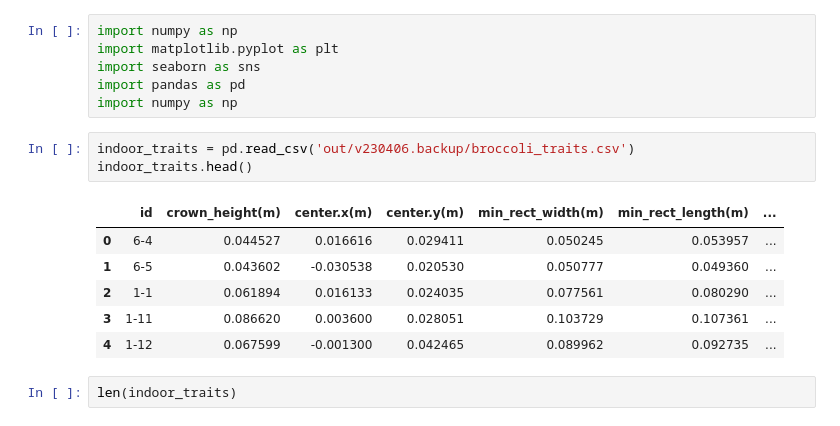
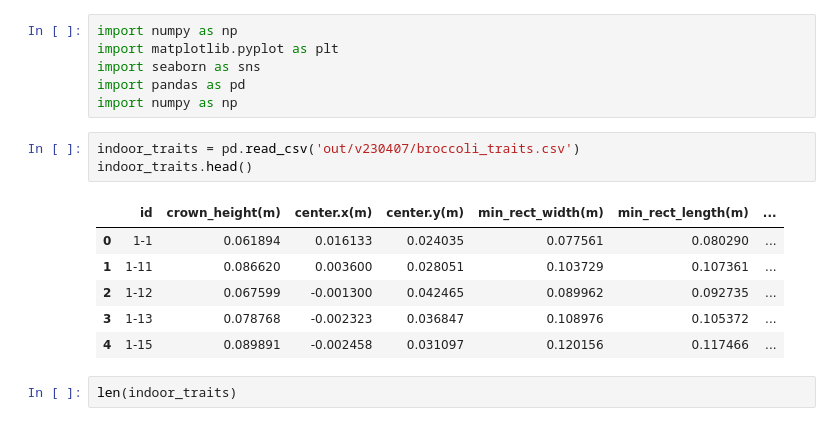
Before and after one commit to UTokyo-FieldPhenomics-Lab/BroccoliHead3D.ipynb, a Jupyter notebook: 10_results_compair.ipynb, the cells around one changed output. Drawn from its saved outputs; the diff is of its cells as text.

```diff
--- a/10_results_compair.ipynb
+++ b/10_results_compair.ipynb
@@ -5,15 +5,15 @@ import seaborn as sns
 import pandas as pd
 import numpy as np
 # %%
-indoor_traits = pd.read_csv('out/v230406.backup/broccoli_traits.csv')
+indoor_traits = pd.read_csv('out/v230407/broccoli_traits.csv')
 indoor_traits.head()
 # %% [output]
 |  | id | crown_height(m) | center.x(m) | center.y(m) | min_rect_width(m) | min_rect_length(m) | ... |
-| 0 | 6-4 | 0.044527 | 0.016616 | 0.029411 | 0.050245 | 0.053957 | ... |
-| 1 | 6-5 | 0.043602 | -0.030538 | 0.020530 | 0.050777 | 0.049360 | ... |
-| 2 | 1-1 | 0.061894 | 0.016133 | 0.024035 | 0.077561 | 0.080290 | ... |
-| 3 | 1-11 | 0.086620 | 0.003600 | 0.028051 | 0.103729 | 0.107361 | ... |
-| 4 | 1-12 | 0.067599 | -0.001300 | 0.042465 | 0.089962 | 0.092735 | ... |
+| 0 | 1-1 | 0.061894 | 0.016133 | 0.024035 | 0.077561 | 0.080290 | ... |
+| 1 | 1-11 | 0.086620 | 0.003600 | 0.028051 | 0.103729 | 0.107361 | ... |
+| 2 | 1-12 | 0.067599 | -0.001300 | 0.042465 | 0.089962 | 0.092735 | ... |
+| 3 | 1-13 | 0.078768 | -0.002323 | 0.036847 | 0.108976 | 0.105372 | ... |
+| 4 | 1-15 | 0.089891 | -0.002458 | 0.031097 | 0.120156 | 0.117466 | ... |
 # %%
 len(indoor_traits)
 # %% [output]
```
Also changed, not shown: parts of 3 cells of this notebook, 2 other files.
